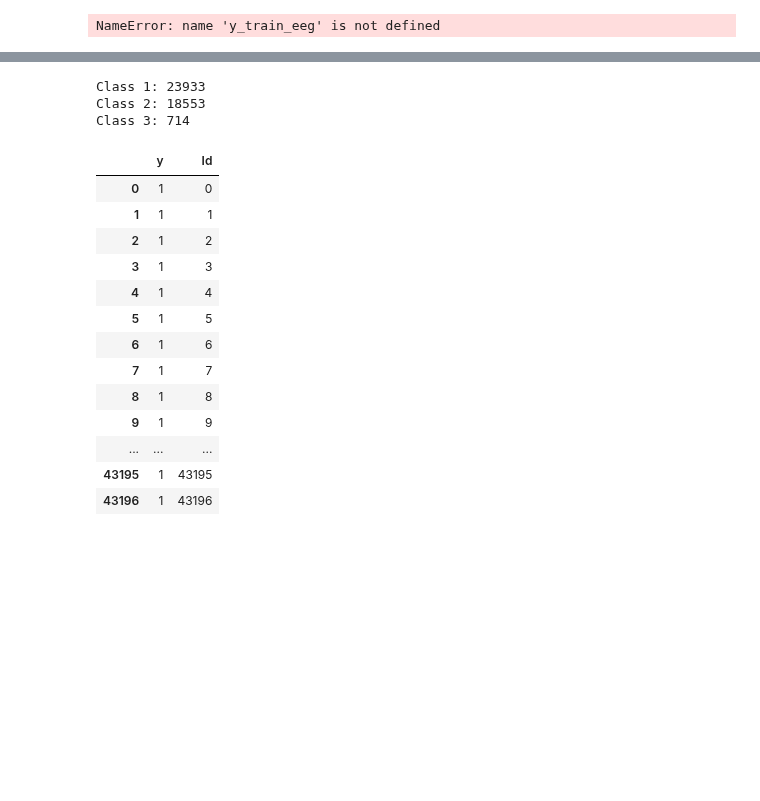
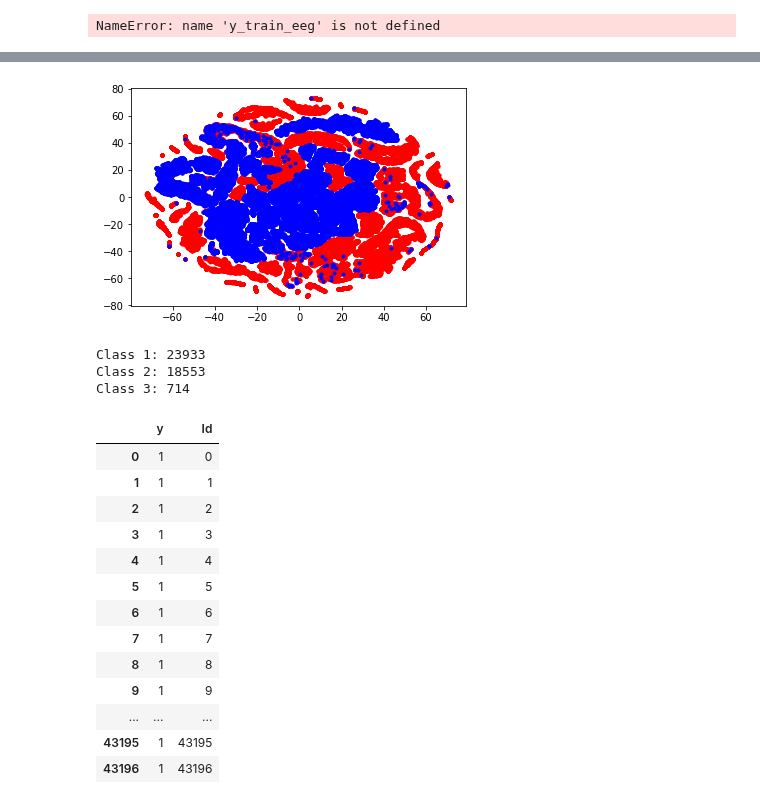
Before and after one commit to alexus37/AML-18, a Jupyter notebook: task5/ax_awake_vs_sleep.ipynb, the cells around one changed output, grey strips where cells are left out. Cells and saved outputs as stored; diff of their text form; code cells hidden in the pictures; blank space fills up the shorter version.

```diff
--- a/task5/ax_awake_vs_sleep.ipynb
+++ b/task5/ax_awake_vs_sleep.ipynb
@@ -338,3 +381,11 @@ NameError: name 'y_train_eeg' is not defined
+# %%
+awake_fold = X_transformed[y_train == 1]
+sleep_fold = X_transformed[y_train != 1]
+plt.plot(awake_fold[:,0], awake_fold[:,1], "r.")
+plt.plot(sleep_fold[:,0], sleep_fold[:,1], "b.")
+plt.show()
+# %% [output]
+[figure, added]
 # %%
 submission_name = "ax_multi_stage.csv"
 
```
Also changed, not shown: parts of 8 cells of this notebook, 1 other file.
